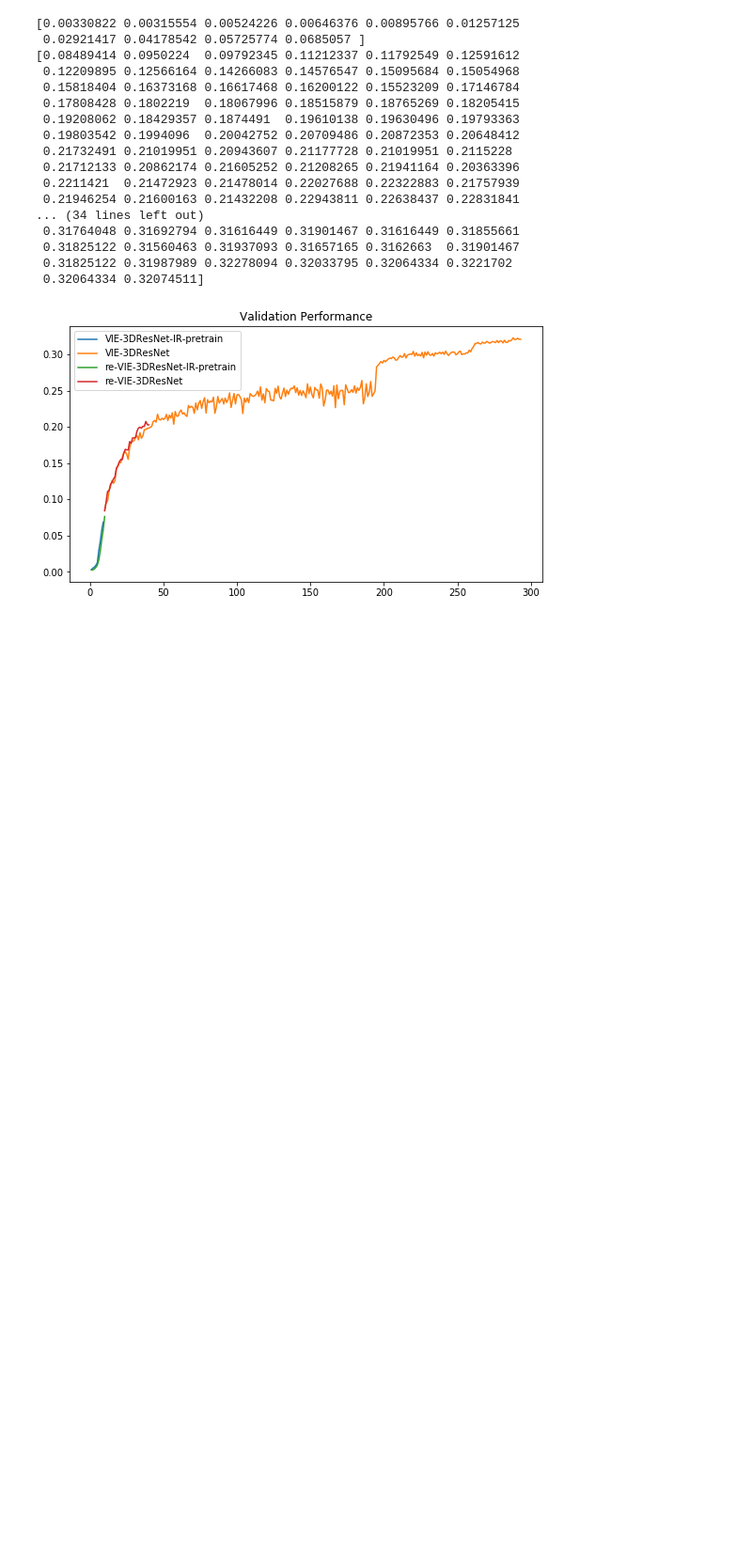
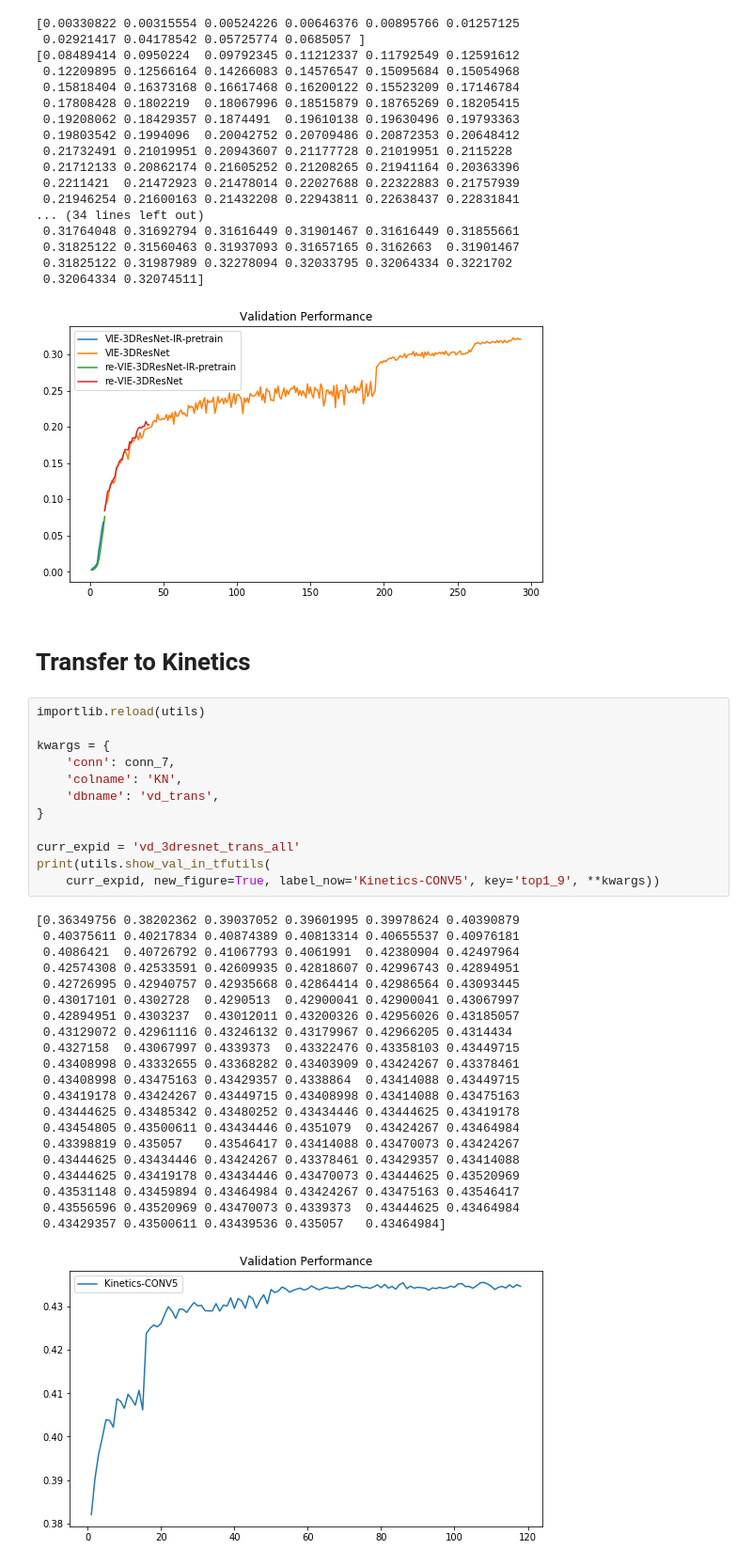
Before and after one commit to neuroailab/VIE, a Jupyter notebook: notebook/show_results.ipynb, the cells around one changed output. Shown at 94% size. Cells and saved outputs as stored; diff of their text form; blank space fills up the shorter version.

```diff
--- a/notebook/show_results.ipynb
+++ b/notebook/show_results.ipynb
@@ -72,3 +72,39 @@ pass
  0.31825122 0.31987989 0.32278094 0.32033795 0.32064334 0.3221702
  0.32064334 0.32074511]
 [figure]
+# %% [markdown]
+# Transfer to Kinetics
+# %%
+importlib.reload(utils)
+
+kwargs = {
+    'conn': conn_7,
+    'colname': 'KN',
+    'dbname': 'vd_trans',
+}
+
+curr_expid = 'vd_3dresnet_trans_all'
+print(utils.show_val_in_tfutils(
+    curr_expid, new_figure=True, label_now='Kinetics-CONV5', key='top1_9', **kwargs))
+# %% [output]
+[0.36349756 0.38202362 0.39037052 0.39601995 0.39978624 0.40390879
+ 0.40375611 0.40217834 0.40874389 0.40813314 0.40655537 0.40976181
+ 0.4086421  0.40726792 0.41067793 0.4061991  0.42380904 0.42497964
+ 0.42574308 0.42533591 0.42609935 0.42818607 0.42996743 0.42894951
+ 0.42726995 0.42940757 0.42935668 0.42864414 0.42986564 0.43093445
+ 0.43017101 0.4302728  0.4290513  0.42900041 0.42900041 0.43067997
+ 0.42894951 0.4303237  0.43012011 0.43200326 0.42956026 0.43185057
+ 0.43129072 0.42961116 0.43246132 0.43179967 0.42966205 0.4314434
+ 0.4327158  0.43067997 0.4339373  0.43322476 0.43358103 0.43449715
+ 0.43408998 0.43332655 0.43368282 0.43403909 0.43424267 0.43378461
+ 0.43408998 0.43475163 0.43429357 0.4338864  0.43414088 0.43449715
+ 0.43419178 0.43424267 0.43449715 0.43408998 0.43414088 0.43475163
+ 0.43444625 0.43485342 0.43480252 0.43434446 0.43444625 0.43419178
+ 0.43454805 0.43500611 0.43434446 0.4351079  0.43424267 0.43464984
+ 0.43398819 0.435057   0.43546417 0.43414088 0.43470073 0.43424267
+ 0.43444625 0.43434446 0.43424267 0.43378461 0.43429357 0.43414088
+ 0.43444625 0.43419178 0.43434446 0.43470073 0.43444625 0.43520969
+ 0.43531148 0.43459894 0.43464984 0.43424267 0.43475163 0.43546417
+ 0.43556596 0.43520969 0.43470073 0.4339373  0.43444625 0.43464984
+ 0.43429357 0.43500611 0.43439536 0.435057   0.43464984]
+[figure, added]
```
Also changed, not shown: parts of 7 cells of this notebook.
